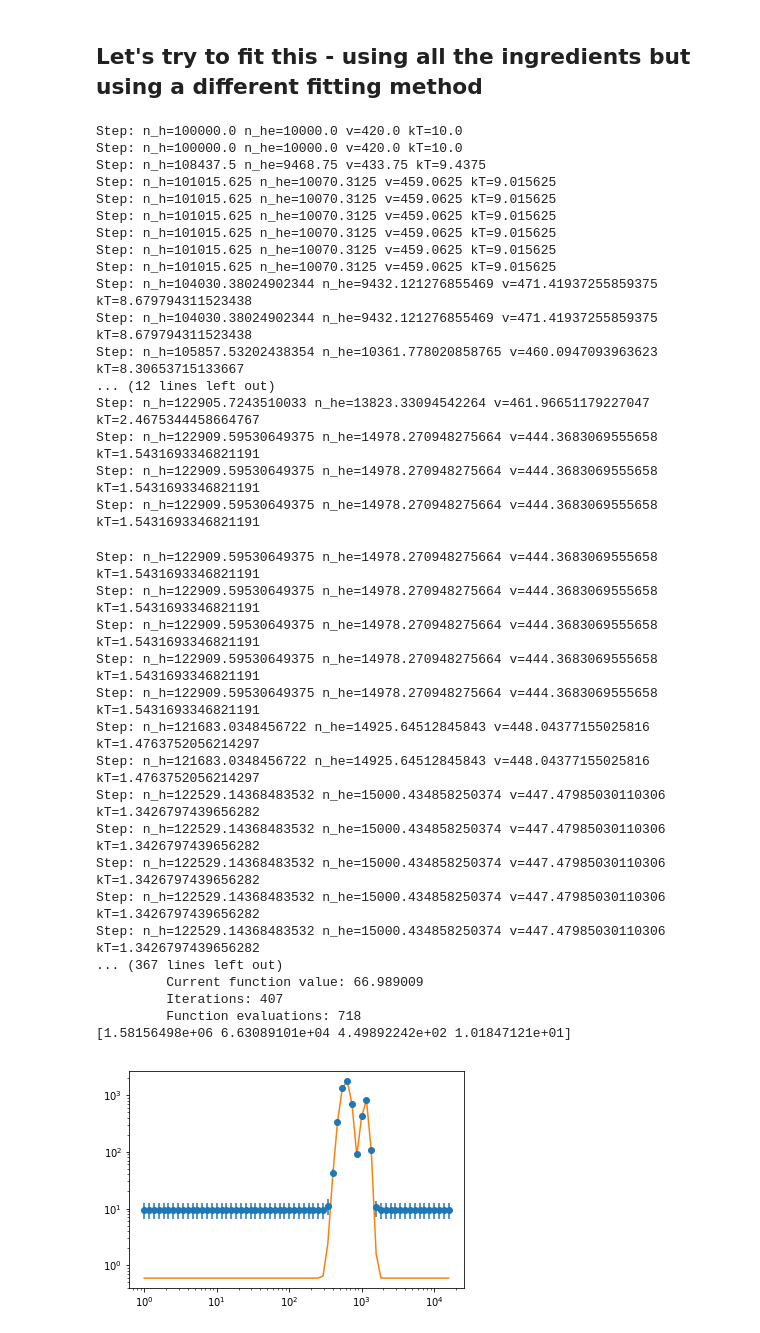
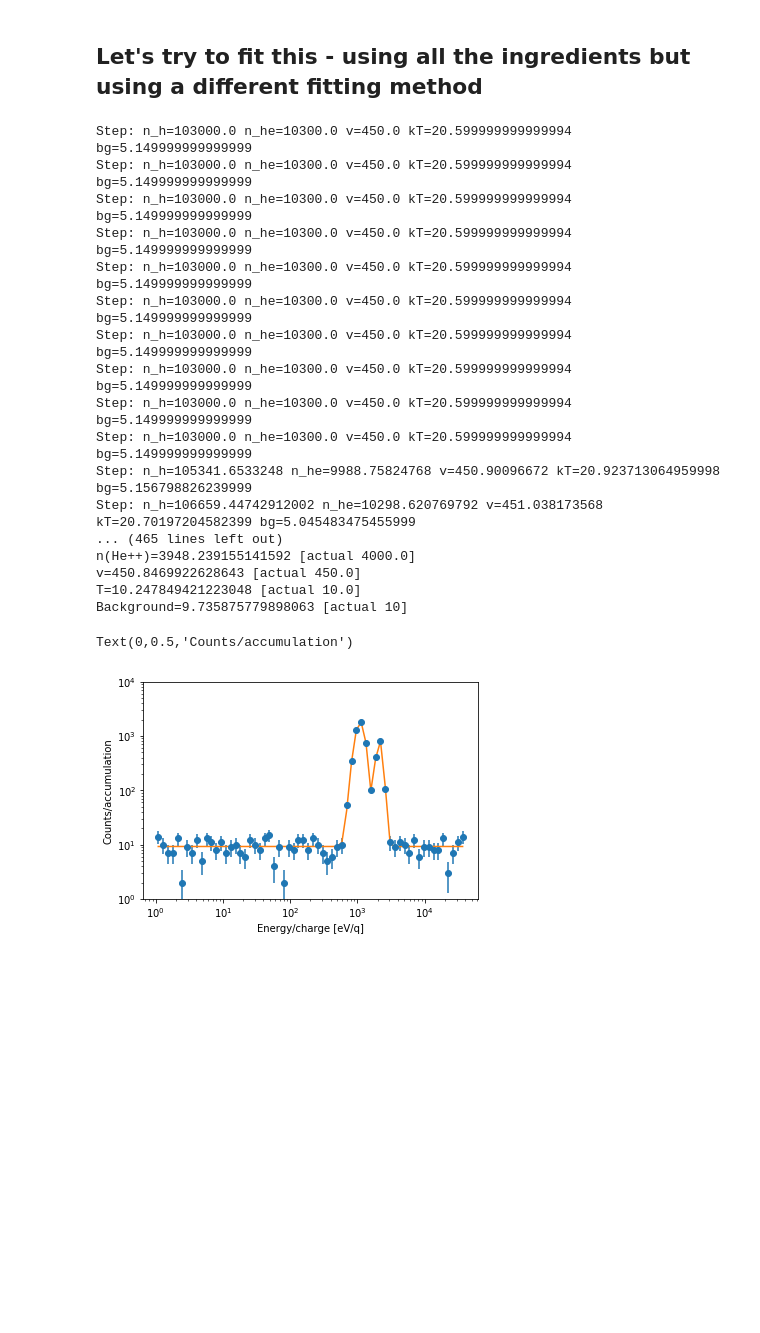
Before and after one commit to apwalsh/EDAS2018_Arridge, a Jupyter notebook: Arridge-Part2.ipynb, the cells around one changed output. Saved outputs shown, nothing was run; the diff lists cells and outputs as text; code cells hidden in the pictures; blank space fills up the shorter version.

```diff
--- a/Arridge-Part2.ipynb
+++ b/Arridge-Part2.ipynb
@@ -166,60 +163,51 @@ Text(0,0.5,'Counts/accumulation')
 # %%
 # Function to calculate a spectrum given the parameters in the matrix p
 def spec(p):
     tmpfun = lambda E: (todef(dist_mb(1.007825032241, 1.0, p[0], p[2],0.0,0.0, p[3], E, 0.0, 0.0),E,1.007825032241,1.0) +
-         todef(dist_mb(4.00260325415, 2.0, p[1], p[2],0.0,0.0, p[3], E, 0.0, 0.0),E,4.00260325415,2.0))*G*quantumeff(E)+10.0
+         todef(dist_mb(4.00260325415, 2.0, p[1], p[2],0.0,0.0, p[3], E, 0.0, 0.0),E,4.00260325415,2.0))*G*quantumeff(E)+p[4]
 
     f = np.zeros(num_energy_bins)
     for i in range(num_energy_bins):
         f[i] = underresolve(tmpfun, energy_table_lower[i], energy_table_upper[i], energy_table_centre[i], energy_resolution)
 
-    return f*4/64
+    return f
 
 # Calculate the cost function.
 def fitfun(p):
     return np.sqrt(np.sum((spec(p)-C)**2))
 
-# Perform the fit. Notice this is iterative.
-p = scipy.optimize.fmin(fitfun, [1e5,1e4,400,10], disp=True, callback=lambda p: print('Step: n_h={} n_he={} v={} kT={}'.format(p[0],p[1],p[2],p[3])))
+# Perform the fit. Notice this is iterative and that the noise level has been included as a fifth parameter
+p0 = [1e5,1e4,500,20,5]
+p = scipy.optimize.fmin(fitfun, p0, disp=True, callback=lambda p: print('Step: n_h={} n_he={} v={} kT={} bg={}'.format(p[0],p[1],p[2],p[3],p[4])))
+print('n(H+)={} [actual {}]'.format(p[0],1e5*(1-0.04)))
+print('n(He++)={} [actual {}]'.format(p[1],1e5*0.04))
+print('v={} [actual {}]'.format(p[2],450.0))
+print('T={} [actual {}]'.format(p[3],10.0))
+print('Background={} [actual {}]'.format(p[4],noise))
 
-plt.errorbar(E,C,yerr=np.sqrt(C),fmt='o')
-#plt.loglog(E,f*taua)
-plt.loglog(E,spec(p))
-
-print(p)
+# Plot the result
+plt.errorbar(energy_table_centre,C,yerr=np.sqrt(C),fmt='o')
+plt.loglog(energy_table_centre,spec(p)*taua)
+plt.ylim([1,10000])
+plt.xlabel('Energy/charge [eV/q]')
+plt.ylabel('Counts/accumulation')
 # %% [output]
-Step: n_h=100000.0 n_he=10000.0 v=420.0 kT=10.0
-Step: n_h=100000.0 n_he=10000.0 v=420.0 kT=10.0
-Step: n_h=108437.5 n_he=9468.75 v=433.75 kT=9.4375
-Step: n_h=101015.625 n_he=10070.3125 v=459.0625 kT=9.015625
-Step: n_h=101015.625 n_he=10070.3125 v=459.0625 kT=9.015625
-Step: n_h=101015.625 n_he=10070.3125 v=459.0625 kT=9.015625
-Step: n_h=101015.625 n_he=10070.3125 v=459.0625 kT=9.015625
-Step: n_h=101015.625 n_he=10070.3125 v=459.0625 kT=9.015625
-Step: n_h=101015.625 n_he=10070.3125 v=459.0625 kT=9.015625
-Step: n_h=104030.38024902344 n_he=9432.121276855469 v=471.41937255859375 kT=8.679794311523438
-Step: n_h=104030.38024902344 n_he=9432.121276855469 v=471.41937255859375 kT=8.679794311523438
-Step: n_h=105857.53202438354 n_he=10361.778020858765 v=460.0947093963623 kT=8.30653715133667
-... (12 lines left out)
-Step: n_h=122905.7243510033 n_he=13823.33094542264 v=461.96651179227047 kT=2.4675344458664767
-Step: n_h=122909.59530649375 n_he=14978.270948275664 v=444.3683069555658 kT=1.5431693346821191
-Step: n_h=122909.59530649375 n_he=14978.270948275664 v=444.3683069555658 kT=1.5431693346821191
-Step: n_h=122909.59530649375 n_he=14978.270948275664 v=444.3683069555658 kT=1.5431693346821191
+Step: n_h=103000.0 n_he=10300.0 v=450.0 kT=20.599999999999994 bg=5.149999999999999
+Step: n_h=103000.0 n_he=10300.0 v=450.0 kT=20.599999999999994 bg=5.149999999999999
+Step: n_h=103000.0 n_he=10300.0 v=450.0 kT=20.599999999999994 bg=5.149999999999999
+Step: n_h=103000.0 n_he=10300.0 v=450.0 kT=20.599999999999994 bg=5.149999999999999
+Step: n_h=103000.0 n_he=10300.0 v=450.0 kT=20.599999999999994 bg=5.149999999999999
+Step: n_h=103000.0 n_he=10300.0 v=450.0 kT=20.599999999999994 bg=5.149999999999999
+Step: n_h=103000.0 n_he=10300.0 v=450.0 kT=20.599999999999994 bg=5.149999999999999
+Step: n_h=103000.0 n_he=10300.0 v=450.0 kT=20.599999999999994 bg=5.149999999999999
+Step: n_h=103000.0 n_he=10300.0 v=450.0 kT=20.599999999999994 bg=5.149999999999999
+Step: n_h=103000.0 n_he=10300.0 v=450.0 kT=20.599999999999994 bg=5.149999999999999
+Step: n_h=105341.6533248 n_he=9988.75824768 v=450.90096672 kT=20.923713064959998 bg=5.156798826239999
+Step: n_h=106659.44742912002 n_he=10298.620769792 v=451.038173568 kT=20.70197204582399 bg=5.045483475455999
+... (465 lines left out)
+n(He++)=3948.239155141592 [actual 4000.0]
+v=450.8469922628643 [actual 450.0]
+T=10.247849421223048 [actual 10.0]
+Background=9.735875779898063 [actual 10]
-Step: n_h=122909.59530649375 n_he=14978.270948275664 v=444.3683069555658 kT=1.5431693346821191
-Step: n_h=122909.59530649375 n_he=14978.270948275664 v=444.3683069555658 kT=1.5431693346821191
-Step: n_h=122909.59530649375 n_he=14978.270948275664 v=444.3683069555658 kT=1.5431693346821191
-Step: n_h=122909.59530649375 n_he=14978.270948275664 v=444.3683069555658 kT=1.5431693346821191
-Step: n_h=122909.59530649375 n_he=14978.270948275664 v=444.3683069555658 kT=1.5431693346821191
-Step: n_h=121683.0348456722 n_he=14925.64512845843 v=448.04377155025816 kT=1.4763752056214297
-Step: n_h=121683.0348456722 n_he=14925.64512845843 v=448.04377155025816 kT=1.4763752056214297
-Step: n_h=122529.14368483532 n_he=15000.434858250374 v=447.47985030110306 kT=1.3426797439656282
-Step: n_h=122529.14368483532 n_he=15000.434858250374 v=447.47985030110306 kT=1.3426797439656282
-Step: n_h=122529.14368483532 n_he=15000.434858250374 v=447.47985030110306 kT=1.3426797439656282
-Step: n_h=122529.14368483532 n_he=15000.434858250374 v=447.47985030110306 kT=1.3426797439656282
-Step: n_h=122529.14368483532 n_he=15000.434858250374 v=447.47985030110306 kT=1.3426797439656282
-... (367 lines left out)
-         Current function value: 66.989009
-         Iterations: 407
-         Function evaluations: 718
-[1.58156498e+06 6.63089101e+04 4.49892242e+02 1.01847121e+01]
+Text(0,0.5,'Counts/accumulation')
-[figure, old version]
+[figure, new version]
```
Also changed, not shown: parts of 14 cells of this notebook, 2 other files.
